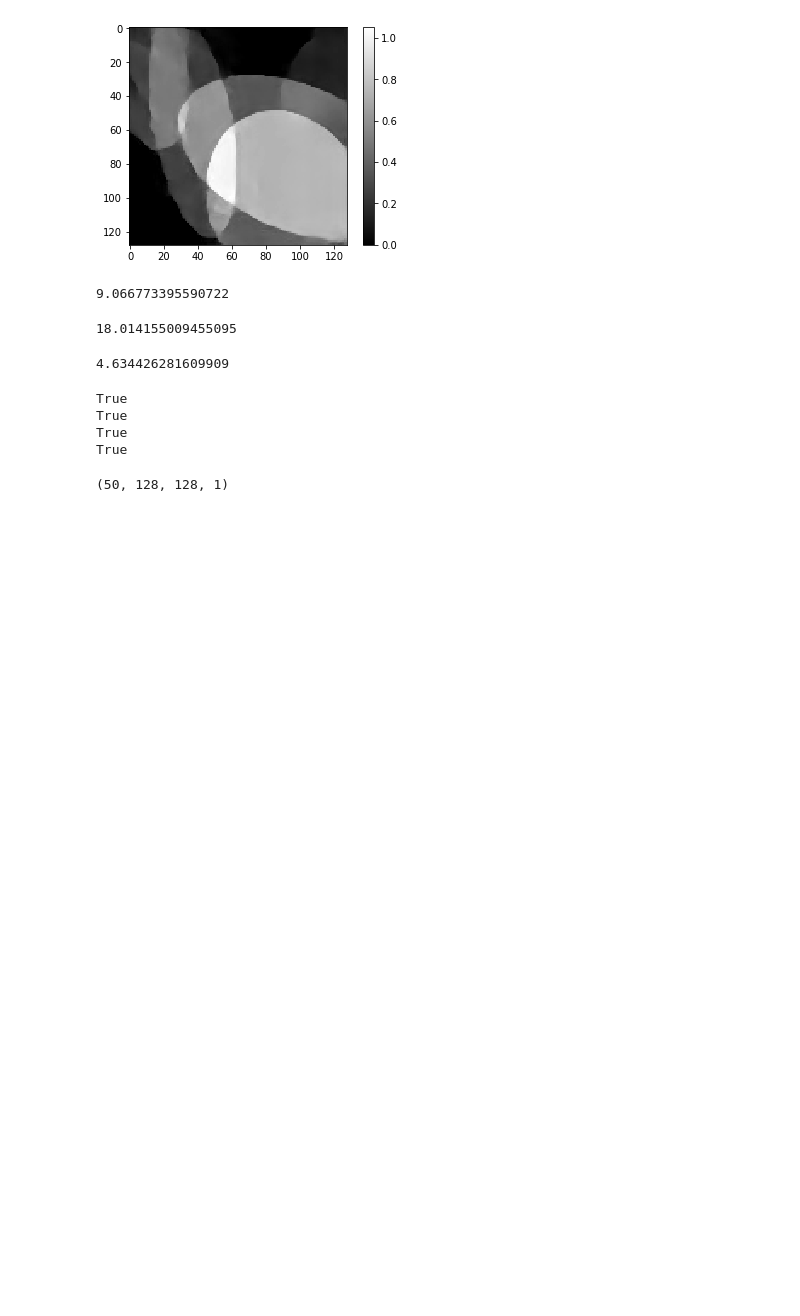
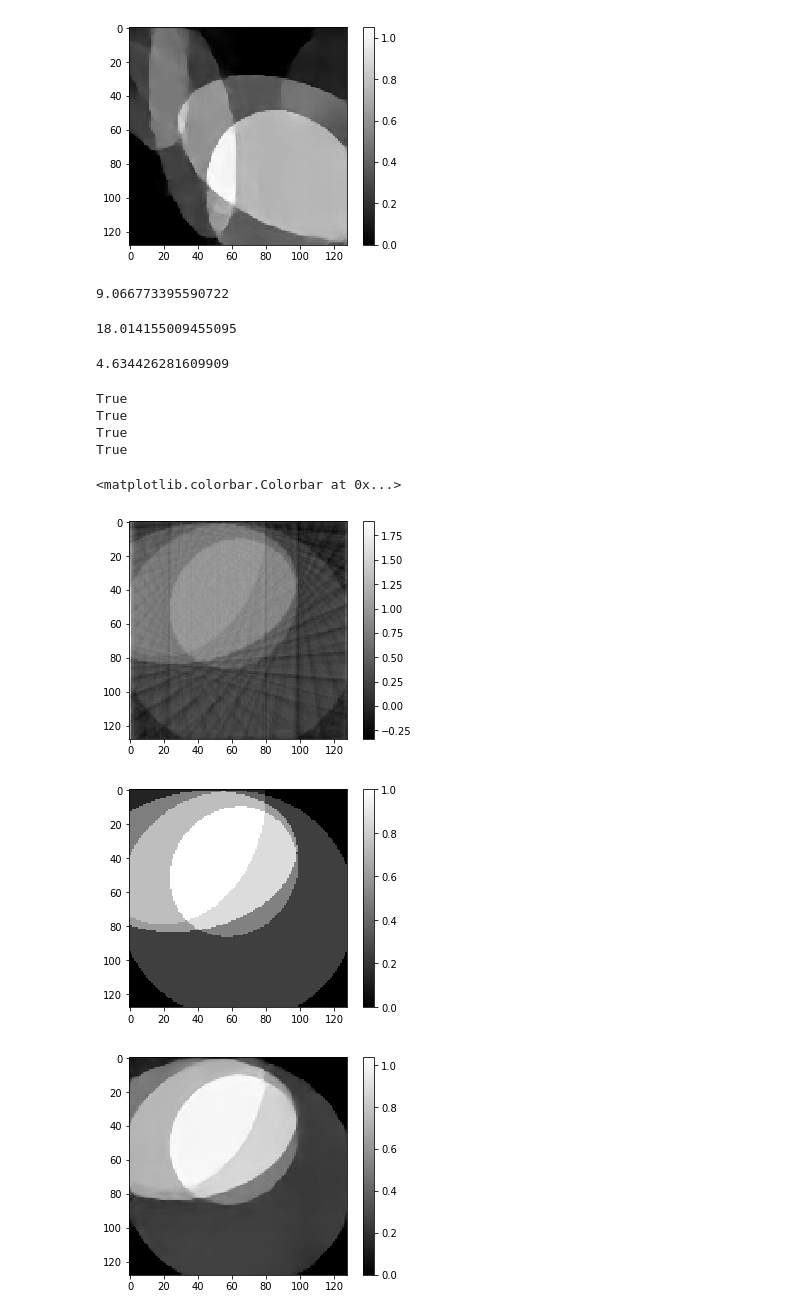
Before and after one commit to kvarun95/fbpconvnet, a Jupyter notebook: src/train.ipynb, the cells around one changed output. Saved outputs shown, nothing was run; the diff lists cells and outputs as text; code cells hidden in the pictures; blank space fills up the shorter version.

Commit message:
save images

```diff
--- a/src/train.ipynb
+++ b/src/train.ipynb
@@ -11,7 +12,7 @@ from train import *
 # %%
 fbpcnn = fbpconvnet()
 
-X_train, X_test, E_train, E_test = load_dataset(1000, 50, which='ellipses')
+X_train, X_test, E_train, E_test = load_dataset(1, 1, which='ellipses')
 # %%
 plt.figure(1);plt.imshow(X_train[0,:,:,0])
 plt.figure(2);plt.imshow(E_train[0,:,:,0])
@@ -26,9 +27,9 @@ fbpcnn.compile(optimizer=tf.train.AdamOptimizer(learning_rate=0.0001),
 #               metrics=['mean_squared_error'])
               metrics=[euclidean_loss])
 fbpcnn.fit(X_train, E_train,
-          validation_split = 0.3,
+#           validation_split = 0.3,
           batch_size=1,
-          epochs=100)
+          epochs=1)
 # duration = 1000  # millisecond
 # freq = 440  # Hz
 # winsound.Beep(freq, duration)
@@ -157,7 +143,20 @@ True
 True
 True
 True
-# %%
-X_test.shape
-# %% [output]
-(50, 128, 128, 1)
+# %%
+with open('Z:\\documents\\ECE 551\\project\\datasets\\Ellipses_E_test5.pickle', 'rb') as data:
+    E_test = pickle.load(data)
+with open('Z:\\documents\\ECE 551\\project\\datasets\\Ellipses_X_test5.pickle', 'rb') as data:
+    X_test = pickle.load(data)
+# %%
+fbpcnn.load_weights('large_dset_no_dropout.h5')
+# %%
+X_recon = fbpcnn.predict(X_test)
+plt.figure(1);plt.imshow(X_test[2,:,:,0], cmap='gray');plt.colorbar()
+plt.figure(2);plt.imshow(E_test[2,:,:,0], cmap='gray');plt.colorbar()
+plt.figure(3);plt.imshow(X_recon[2,:,:,0], cmap='gray');plt.colorbar()
+# %% [output]
+<matplotlib.colorbar.Colorbar at 0x...>
+[figure, added]
+[figure, added]
+[figure, added]
```
Also changed, not shown: parts of 3 cells of this notebook, 3 other files.
